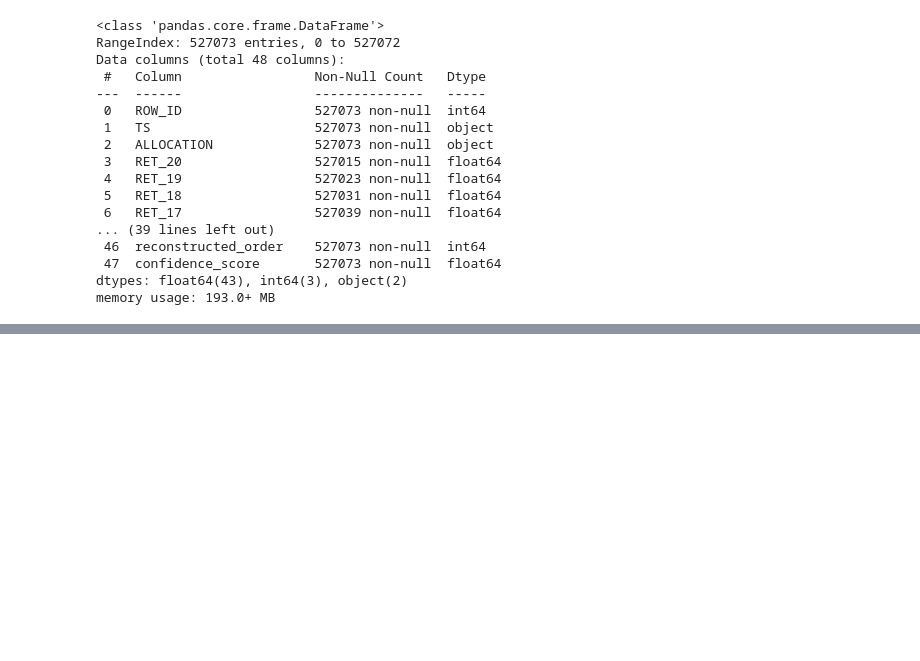
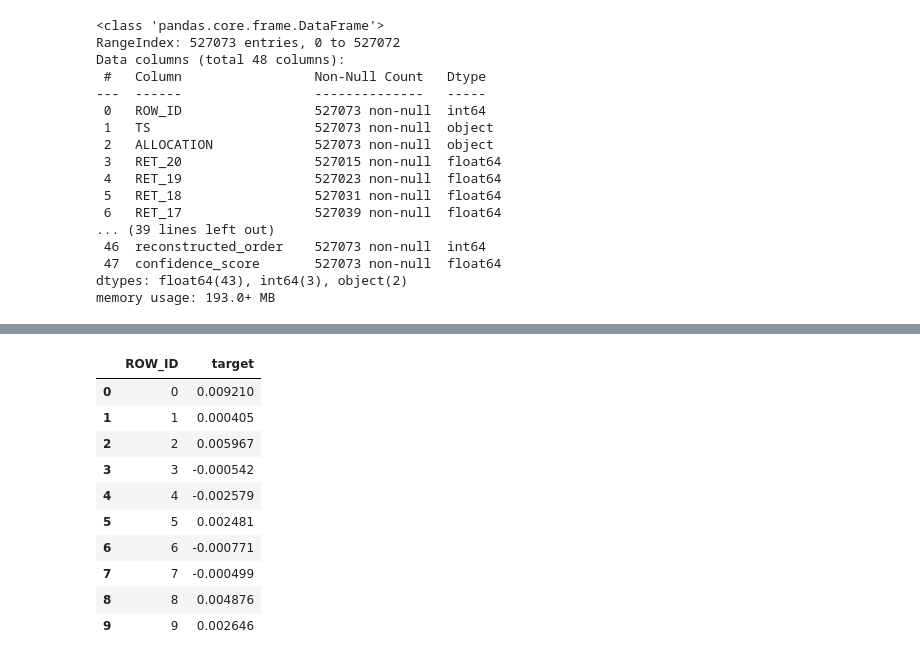
Before and after one commit to Martinoor/QRT-ENS-Data-Challenge, a Jupyter notebook: EDA.ipynb, the cells around one changed output, grey strips where cells are left out. Saved outputs shown, nothing was run; the diff lists cells and outputs as text; code cells hidden in the pictures; blank space fills up the shorter version.

```diff
--- a/EDA.ipynb
+++ b/EDA.ipynb
@@ -540,3 +540,20 @@ df_recon.head(10)
 | 7 | 2474 | DATE_0014 | ALLOCATION_01 | 0.001155 | 0.001207 | 0.000120 | 0.000126 | -0.000526 | -0.002591 | -0.000820 | -0.000992 | ... |
 | 8 | 2750 | DATE_0015 | ALLOCATION_01 | 0.004190 | 0.000955 | 0.004700 | -0.001422 | 0.001303 | 0.000673 | -0.006554 | 0.004305 | ... |
 | 9 | 3026 | DATE_0016 | ALLOCATION_01 | 0.004158 | -0.008094 | -0.001976 | -0.014361 | 0.004286 | -0.002741 | 0.006780 | 0.003928 | ... |
+# %%
+path_Y = "data/y_train.csv"
+df_Y = pd.read_csv(path_Y)
+
+df_Y.head(10)
+# %% [output]
+|  | ROW_ID | target |
+| 0 | 0 | 0.009210 |
+| 1 | 1 | 0.000405 |
+| 2 | 2 | 0.005967 |
+| 3 | 3 | -0.000542 |
+| 4 | 4 | -0.002579 |
+| 5 | 5 | 0.002481 |
+| 6 | 6 | -0.000771 |
+| 7 | 7 | -0.000499 |
+| 8 | 8 | 0.004876 |
+| 9 | 9 | 0.002646 |
```
Also changed, not shown: 3 other files.
